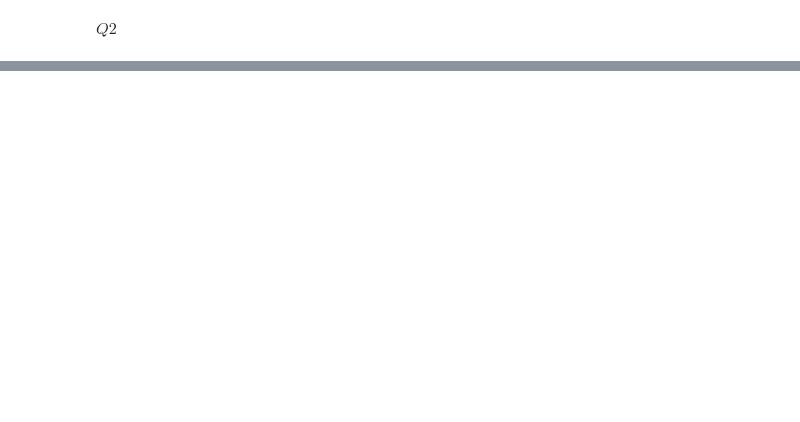
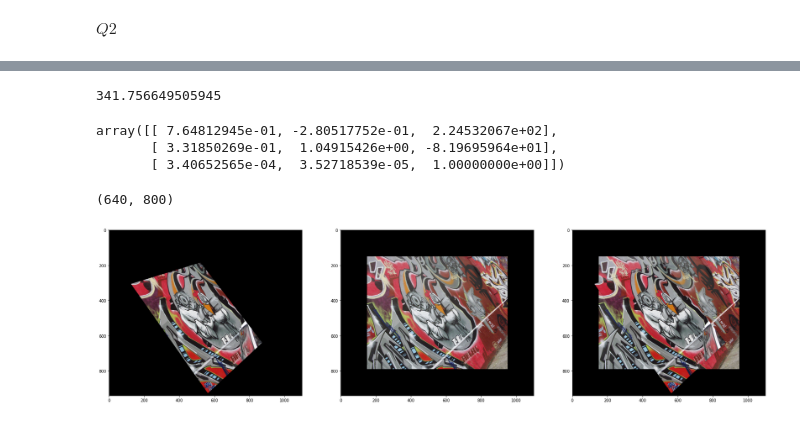
Before and after one commit to SasininduSV/EN2550-Assignment-02, a Jupyter notebook: 190648C_a02.ipynb, the cells around one changed output, grey strips where cells are left out. Saved outputs shown, nothing was run; the diff lists cells and outputs as text; code cells hidden in the pictures; blank space fills up the shorter version.

```diff
--- a/190648C_a02.ipynb
+++ b/190648C_a02.ipynb
@@ -152,0 +350,48 @@ cv.destroyAllWindows()
+# %%
+q=(np.sum((H_-H)**2))**0.5
+q
+# %% [output]
+341.756649505945
+# %%
+HH
+# %% [output]
+array([[ 7.64812945e-01, -2.80517752e-01,  2.24532067e+02],
+       [ 3.31850269e-01,  1.04915426e+00, -8.19695964e+01],
+       [ 3.40652565e-04,  3.52718539e-05,  1.00000000e+00]])
+# %%
+warp = cv.warpPerspective(img1, best,(np.shape(img1)[1],np.shape(img1)[0]))
+result = cv.addWeighted(img2, 0.5, warp, 0.5, 0)
+warp = cv.cvtColor(warp, cv.COLOR_BGR2GRAY)
+print(np.shape(warp))
+cv.imshow('img',warp)
+cv.imshow('img2',img2)
+
+cv.imshow('img5',result)
+cv.waitKey(0)
+cv.destroyAllWindows()
+# %% [output]
+(640, 800)
+# %%
+def imshowBGR(img,ax):
+    ax.imshow(cv.cvtColor(img,cv.COLOR_BGR2RGB))
+# %%
+img_canvas=np.zeros((img2.shape[0]+300,img2.shape[1]+300))
+Ht=np.array([[1,0,150],[0,1,150],[0,0,1]],dtype=float)
+
+img1_=cv.add(img1,1)
+img2_=cv.add(img2,1)
+
+
+canvas1=cv.warpPerspective(img1_,Ht @ H,img_canvas.shape[1::-1])
+canvas2=cv.warpPerspective(img2_,Ht,img_canvas.shape[1::-1])
+canvas1_mask=canvas1!=0
+canvas_out=np.array(canvas2)
+canvas_out[canvas1_mask]=canvas1[canvas1_mask]
+
+fig,ax=plt.subplots(1,3,figsize=(30,20))
+
+imshowBGR(canvas1,ax[0])
+imshowBGR(canvas2,ax[1])
+imshowBGR(canvas_out,ax[2])
+# %% [output]
+[figure, added]
```
Also changed, not shown: parts of 16 cells of this notebook, 15 other files.
